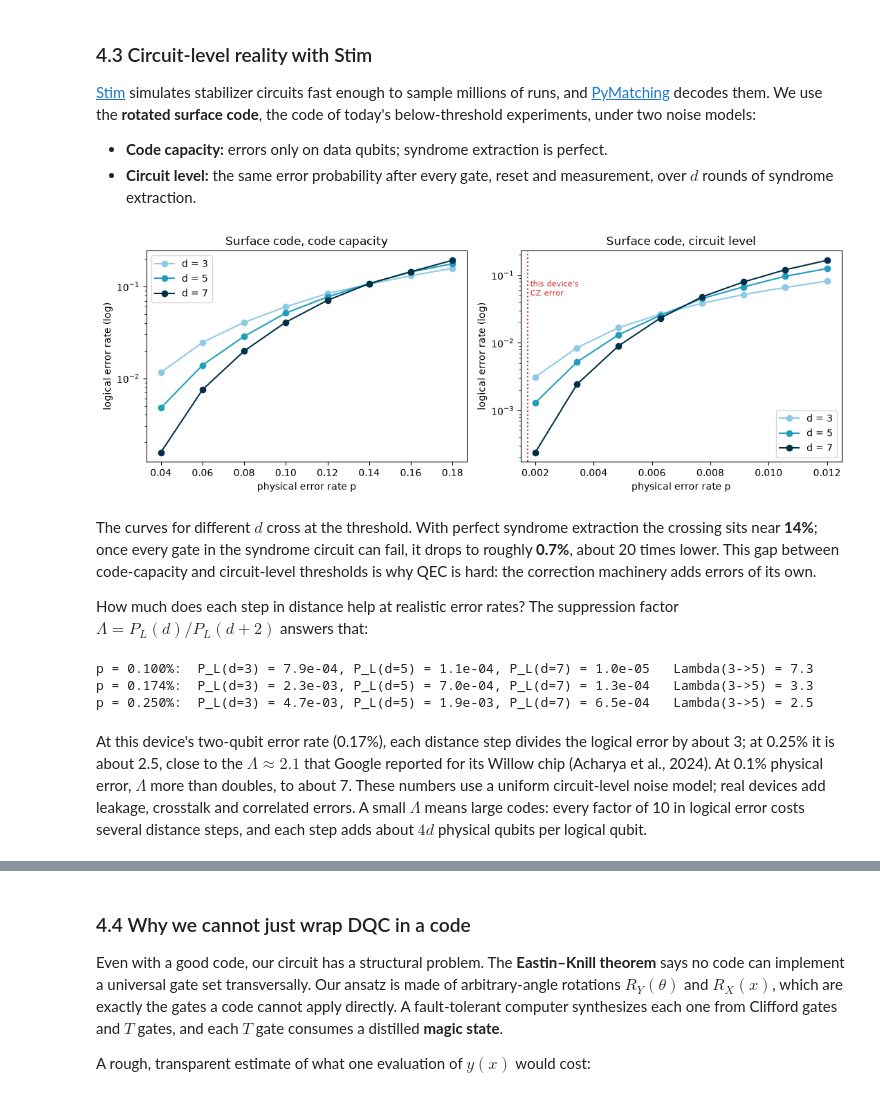
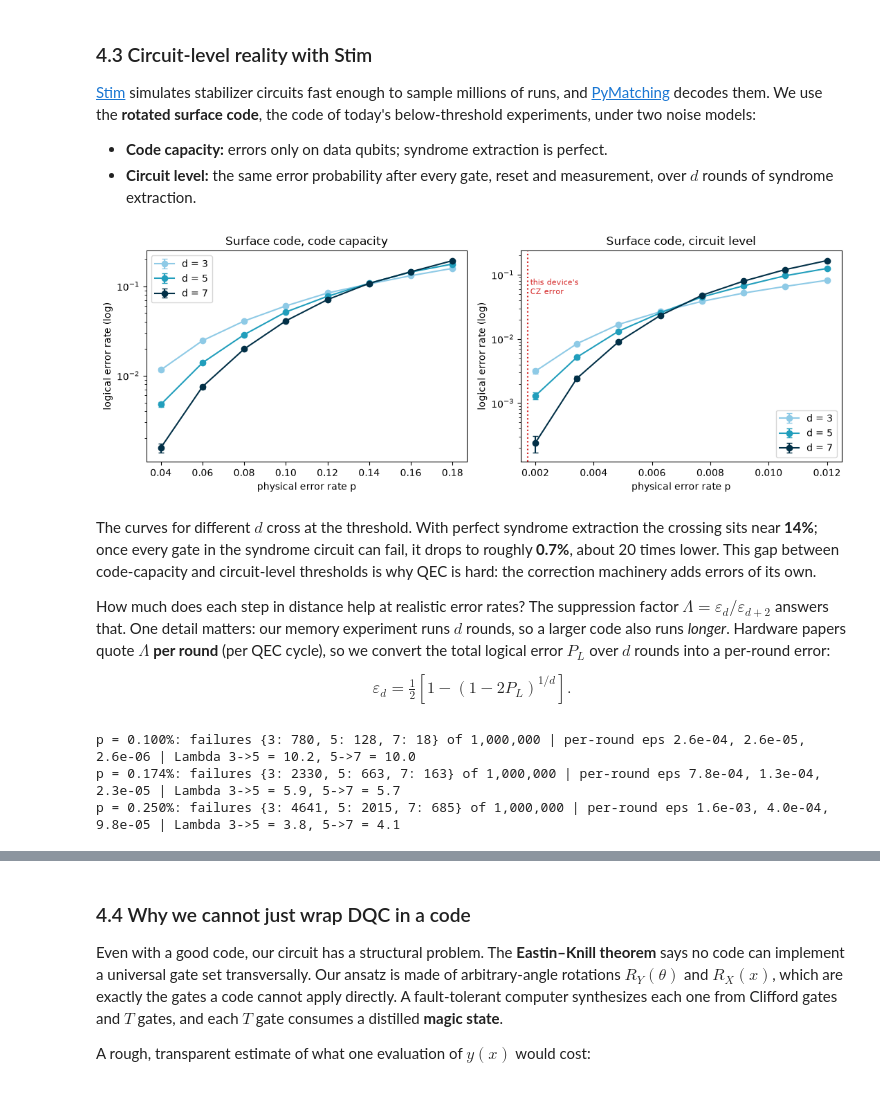
Before and after one commit to MaldoAlberto/dqc-qem-qec-tutorial, a Jupyter notebook: dqc_ode_qem_qec_tutorial.ipynb, the cells around one changed output, grey strips where cells are left out. Drawn from its saved outputs; the diff is of its cells as text; code cells hidden in the pictures.

```diff
--- a/dqc_ode_qem_qec_tutorial.ipynb
+++ b/dqc_ode_qem_qec_tutorial.ipynb
@@ -856,41 +880,52 @@ But this is a **code-capacity** number: it assumes the syndrome circuit, made of
 # %%
 def surface_code_logical_error(d, p, noise="circuit", shots=50_000, seed=1):
     if noise == "circuit":
         circ = stim.Circuit.generated("surface_code:rotated_memory_z", distance=d, rounds=d,
                                       after_clifford_depolarization=p, before_round_data_depolarization=p,
                                       before_measure_flip_probability=p, after_reset_flip_probability=p)
     else:
         circ = stim.Circuit.generated("surface_code:rotated_memory_z", distance=d, rounds=1,
                                       before_round_data_depolarization=p)
     matcher = pymatching.Matching.from_detector_error_model(circ.detector_error_model(decompose_errors=True))
     detections, flips = circ.compile_detector_sampler(seed=seed).sample(shots, separate_observables=True)
     return onp.mean(matcher.decode_batch(detections)[:, 0] != flips[:, 0])
 
 
 sweeps = {"code capacity": ("capacity", onp.linspace(0.04, 0.18, 8)),
           "circuit level": ("circuit", onp.linspace(0.002, 0.012, 8))}
 fig, axes = plt.subplots(1, 2, figsize=(11, 4))
 for ax, (title, (noise, p_range)) in zip(axes, sweeps.items()):
     for d, c in zip((3, 5, 7), ("#8ecae6", "#219ebc", "#023047")):
-        ax.plot(p_range, [surface_code_logical_error(d, p, noise) for p in p_range], "o-", color=c, label=f"d = {d}")
+        pl = onp.array([surface_code_logical_error(d, p, noise) for p in p_range])
+        err = onp.sqrt(pl * (1 - pl) / 50_000)                       # binomial standard error
+        ax.errorbar(p_range, pl, yerr=err, fmt="o-", color=c, capsize=3, label=f"d = {d}")
     ax.set_yscale("log"); ax.set_xlabel("physical error rate p"); ax.set_ylabel("logical error rate (log)"); ax.set_title(f"Surface code, {title}")
     ax.legend()
 axes[1].axvline(p_dev, color="#d62828", ls=":"); axes[1].text(p_dev * 1.05, 0.05, "this device's\nCZ error", color="#d62828", fontsize=8)
 plt.tight_layout(); plt.show()
 # %% [output]
-[figure, old version]
+[figure, new version]
 # %% [markdown]
 The curves for different $d$ cross at the threshold. With perfect syndrome extraction the crossing sits near **14%**; once every gate in the syndrome circuit can fail, it drops to roughly **0.7%**, about 20 times lower. This gap between code-capacity and circuit-level thresholds is why QEC is hard: the correction machinery adds errors of its own.
 
-How much does each step in distance help at realistic error rates? The suppression factor $\Lambda = P_L(d)/P_L(d+2)$ answers that:
+How much does each step in distance help at realistic error rates? The suppression factor $\Lambda = \varepsilon_d/\varepsilon_{d+2}$ answers that. One detail matters: our memory experiment runs $d$ rounds, so a larger code also runs *longer*. Hardware papers quote $\Lambda$ **per round** (per QEC cycle), so we convert the total logical error $P_L$ over $d$ rounds into a per-round error:
+
+$$\varepsilon_d = \tfrac12\left[1 - (1 - 2P_L)^{1/d}\right].$$
 # %%
+def per_round(P_L, d):
+    return 0.5 * (1 - (1 - 2 * P_L) ** (1 / d))
+
+
+qec_shots = 1_000_000
+eps_round = {}
 for p in (0.001, p_dev, 0.0025):
-    lep = {d: surface_code_logical_error(d, p, shots=400_000) for d in (3, 5, 7)}
-    lam35 = lep[3] / max(lep[5], 1e-12)
-    print(f"p = {p:.3%}:  P_L(d=3) = {lep[3]:.1e}, P_L(d=5) = {lep[5]:.1e}, P_L(d=7) = {lep[7]:.1e}   Lambda(3->5) = {lam35:.1f}")
+    lep = {d: surface_code_logical_error(d, p, shots=qec_shots) for d in (3, 5, 7)}
+    eps = {d: per_round(lep[d], d) for d in lep}
+    eps_round[p] = eps
+    fails = {d: round(lep[d] * qec_shots) for d in lep}
+    print(f"p = {p:.3%}: failures {fails} of {qec_shots:,} | per-round eps "
+          f"{eps[3]:.1e}, {eps[5]:.1e}, {eps[7]:.1e} | Lambda 3->5 = {eps[3] / eps[5]:.1f}, 5->7 = {eps[5] / max(eps[7], 1e-12):.1f}")
 # %% [output]
-p = 0.100%:  P_L(d=3) = 7.9e-04, P_L(d=5) = 1.1e-04, P_L(d=7) = 1.0e-05   Lambda(3->5) = 7.3
-p = 0.174%:  P_L(d=3) = 2.3e-03, P_L(d=5) = 7.0e-04, P_L(d=7) = 1.3e-04   Lambda(3->5) = 3.3
-p = 0.250%:  P_L(d=3) = 4.7e-03, P_L(d=5) = 1.9e-03, P_L(d=7) = 6.5e-04   Lambda(3->5) = 2.5
+p = 0.100%: failures {3: 780, 5: 128, 7: 18} of 1,000,000 | per-round eps 2.6e-04, 2.6e-05, 2.6e-06 | Lambda 3->5 = 10.2, 5->7 = 10.0
+p = 0.174%: failures {3: 2330, 5: 663, 7: 163} of 1,000,000 | per-round eps 7.8e-04, 1.3e-04, 2.3e-05 | Lambda 3->5 = 5.9, 5->7 = 5.7
+p = 0.250%: failures {3: 4641, 5: 2015, 7: 685} of 1,000,000 | per-round eps 1.6e-03, 4.0e-04, 9.8e-05 | Lambda 3->5 = 3.8, 5->7 = 4.1
-# %% [markdown]
-At this device's two-qubit error rate (0.17%), each distance step divides the logical error by about 3; at 0.25% it is about 2.5, close to the $\Lambda \approx 2.1$ that Google reported for its Willow chip (Acharya et al., 2024). At 0.1% physical error, $\Lambda$ more than doubles, to about 7. These numbers use a uniform circuit-level noise model; real devices add leakage, crosstalk and correlated errors. A small $\Lambda$ means large codes: every factor of 10 in logical error costs several distance steps, and each step adds about $4d$ physical qubits per logical qubit.
```
Also changed, not shown: parts of 19 cells of this notebook, 1 other file.
